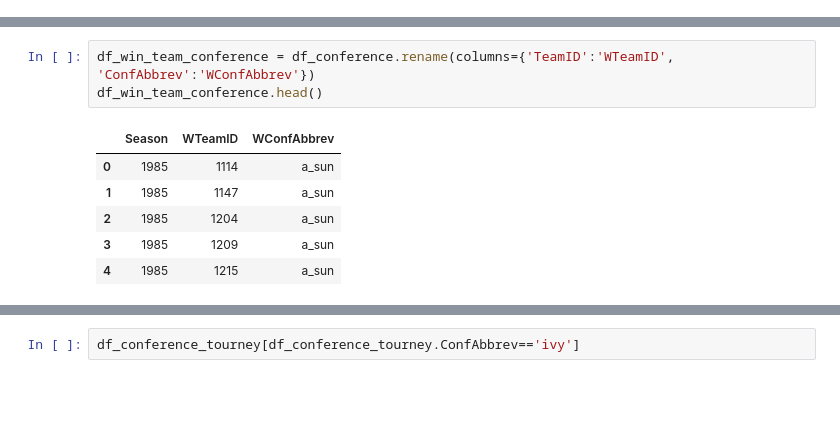
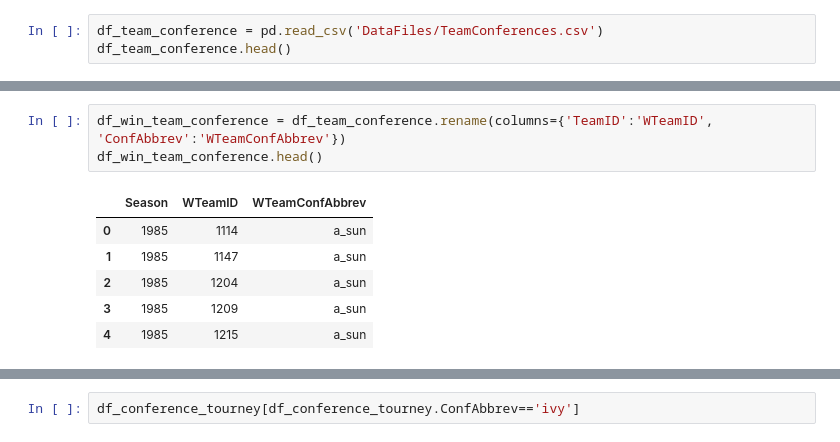
Before and after one commit to yuanjunyi/ncaa, a Jupyter notebook: ncaa.ipynb, the cells around one changed output, grey strips where cells are left out. Drawn from its saved outputs; the diff is of its cells as text; blank space fills up the shorter version.

```diff
--- a/ncaa.ipynb
+++ b/ncaa.ipynb
@@ -34,0 +14,3 @@ df_conference.head()
+# %%
+df_team_conference = pd.read_csv('DataFiles/TeamConferences.csv')
+df_team_conference.head()
@@ -35,8 +30,8 @@ df_conference.head()
 # %%
-df_win_team_conference = df_conference.rename(columns={'TeamID':'WTeamID', 'ConfAbbrev':'WConfAbbrev'})
+df_win_team_conference = df_team_conference.rename(columns={'TeamID':'WTeamID', 'ConfAbbrev':'WTeamConfAbbrev'})
 df_win_team_conference.head()
 # %% [output]
-|  | Season | WTeamID | WConfAbbrev |
+|  | Season | WTeamID | WTeamConfAbbrev |
 | 0 | 1985 | 1114 | a_sun |
 | 1 | 1985 | 1147 | a_sun |
 | 2 | 1985 | 1204 | a_sun |
```
Also changed, not shown: parts of 27 cells of this notebook.
